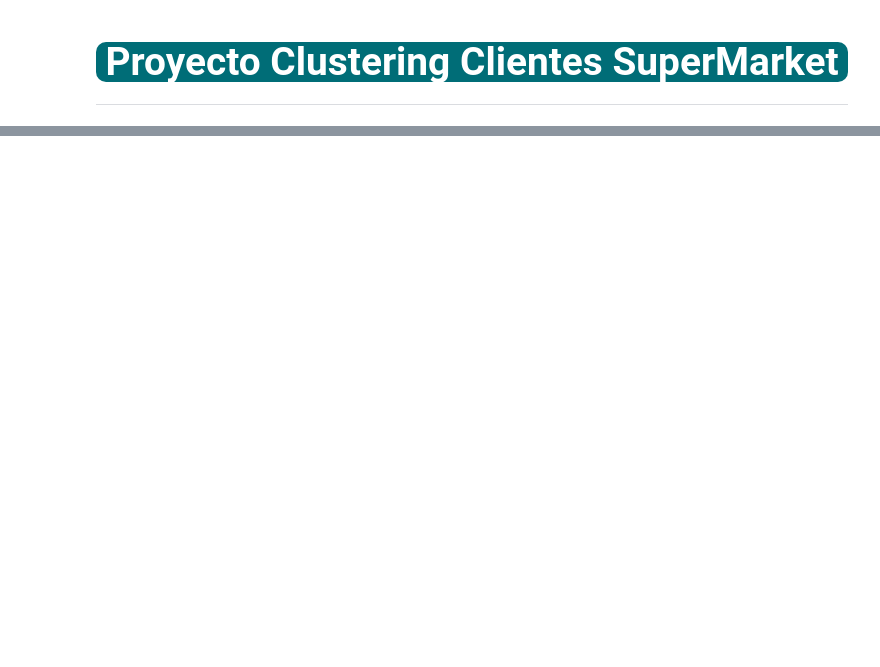
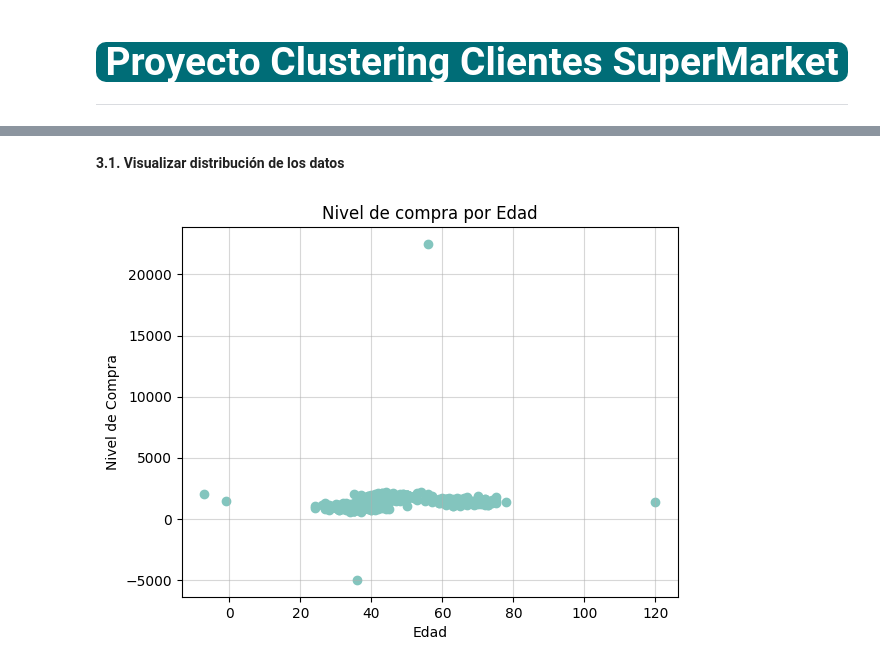
Before and after one commit to linerlander/Proyecto-Clustering-Clientes-SuperMarket, a Jupyter notebook: proyecto_clustering.ipynb, the cells around one changed output, grey strips where cells are left out. Saved outputs shown, nothing was run; the diff lists cells and outputs as text; code cells hidden in the pictures; blank space fills up the shorter version.

```diff
--- a/proyecto_clustering.ipynb
+++ b/proyecto_clustering.ipynb
@@ -30,0 +58,4 @@
+# %%
+data = np.load('Data/dataset.npy')
+df = pd.DataFrame(data, columns=['Edad','Nivel_Compra'])
+df
@@ -30,0 +123,2 @@
+# %%
+df = df.drop_duplicates()
@@ -30,0 +141,10 @@
+# %% [markdown]
+**3.1. Visualizar distribución de los datos**
+# %%
+plt.scatter(x = df['Edad'], y = df['Nivel_Compra'], color = '#83C5BE')
+plt.ylabel('Nivel de Compra')
+plt.xlabel('Edad')
+plt.title('Nivel de compra por Edad')
+plt.grid(True, alpha = 0.5);
+# %% [output]
+[figure, added]
```
Also changed, not shown: parts of 48 cells of this notebook.
